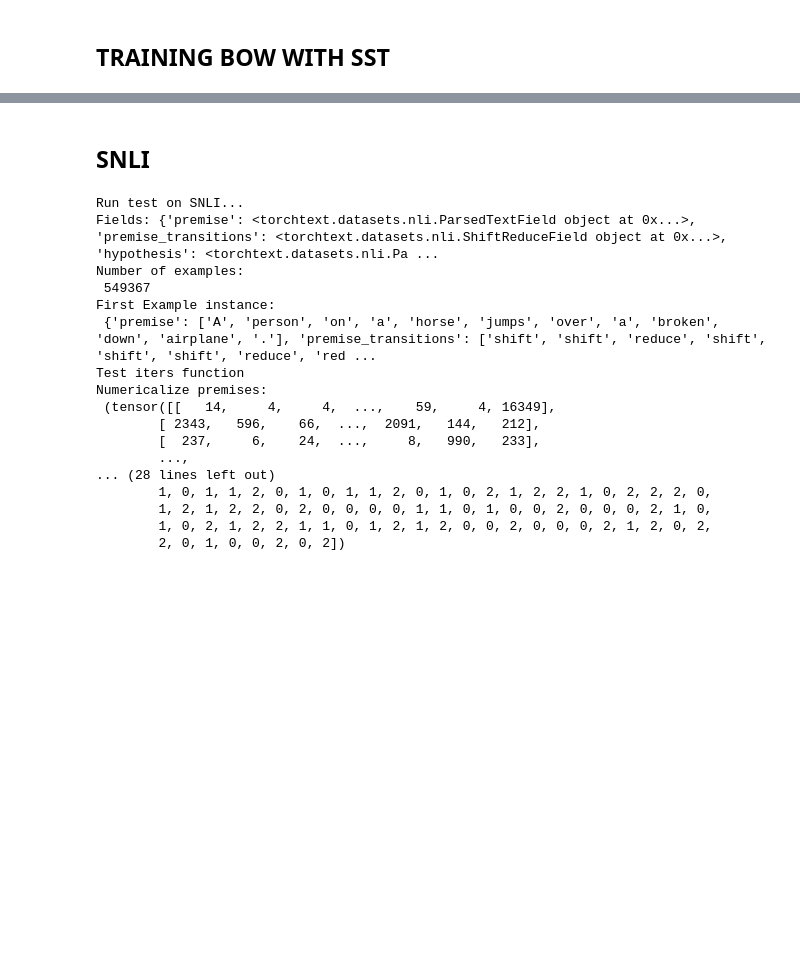
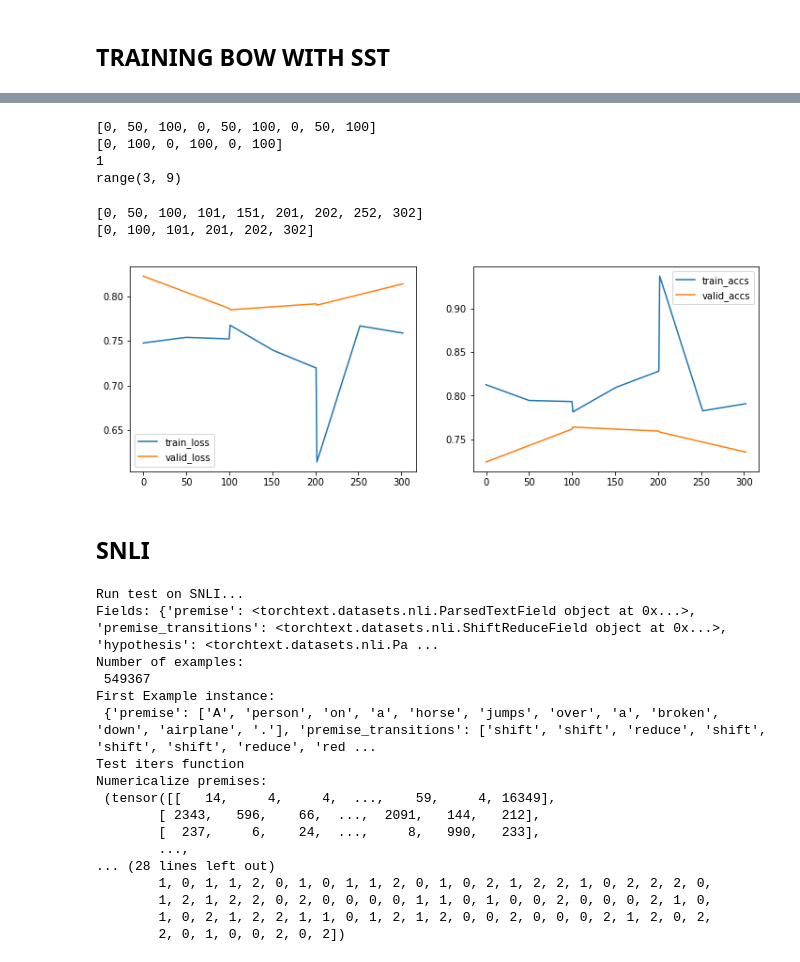
Before and after one commit to s124265/NLP-DL-Project, a Jupyter notebook: Training-Models/Bag of words.ipynb, the cells around one changed output, grey strips where cells are left out. Cells and saved outputs as stored; diff of their text form; code cells hidden in the pictures; blank space fills up the shorter version.

```diff
--- a/Training-Models/Bag of words.ipynb
+++ b/Training-Models/Bag of words.ipynb
@@ -68,7 +79,7 @@ print('TEXT.vocab.vectors.size()', TEXT.vocab.vectors.size())
 # %%
 # make iterator for splits
 train_iter, val_iter, _ = data.BucketIterator.splits(
-    (train_set, validation_set, _), batch_size=3)
+    (train_set, validation_set, _), batch_size=32)
 
 
 # print batch information
@@ -145,14 +160,12 @@ class BoWNet(nn.Module):
         z = sum_x
 
         z = torch.tanh(self.l_1(z))
-        #z = torch.tanh(self.l_2(z))
-        #z = torch.tanh(self.l_3(z))
+        z = torch.tanh(self.l_2(z))
+        z = torch.tanh(self.l_3(z))
 
         # Softmax
         out['out'] = softmax(self.l_out(z), dim = 1)
         return out
 
 net = BoWNet()
-if use_cuda:
-    net.cuda()
 print(net)
@@ -159,6 +182,6 @@ print(net)
 # %%
 criterion = nn.CrossEntropyLoss()
-optimizer = optim.Adam(net.parameters(), lr=0.001, weight_decay=0.001)
+optimizer = optim.Adam(net.parameters(),lr=0.001,amsgrad=True,weight_decay=0.00001)
 
 def accuracy(ys, ts):
     # making a one-hot encoded vector of correct (1) and incorrect (0) predictions
@@ -262,3 +318,45 @@ for i, batchsst in enumerate(train_iter):
+# %%
+print(train_iter_list)
+print(val_iter_list)
+print(int(3/(len(train_iter_list)/(epochs))))
+print(range(int(len(train_iter_list)/(epochs)),len(train_iter_list)))
+# %% [output]
+[0, 50, 100, 0, 50, 100, 0, 50, 100]
+[0, 100, 0, 100, 0, 100]
+1
+range(3, 9)
+# %%
+for i in range(int(len(train_iter_list)/(epochs)),len(train_iter_list)):
+    if train_iter_list[i] == 0:
+        train_iter_list[i] = train_iter_list[i-1]+1
+        continue
+    else:
+        train_iter_list[i] = train_iter_list[i-1] + log_every
+
+
+for i in range(int(len(val_iter_list)/epochs),len(val_iter_list)):
+    if val_iter_list[i] == 0:
+        val_iter_list[i] =val_iter_list[i-1]+1
+        continue
+    else:
+        val_iter_list[i] = val_iter_list[i-1] + eval_every
+# %% [output]
+[0, 50, 100, 101, 151, 201, 202, 252, 302]
+[0, 100, 101, 201, 202, 302]
+# %%
+fig = plt.figure(figsize=(12,4))
+plt.subplot(1, 2, 1)
+plt.plot(train_iter_list, train_loss_list, label='train_loss')
+plt.plot(val_iter_list, val_loss_list, label='valid_loss')
+plt.legend()
+
+plt.subplot(1, 2, 2)
+plt.plot(train_iter_list, train_accs_list, label='train_accs')
+plt.plot(val_iter_list, val_accs_list, label='valid_accs')
+plt.legend()
+plt.show()
+# %% [output]
+[figure, added]
 # %% [markdown]
 ## SNLI
 # %%
```
Also changed, not shown: parts of 9 cells of this notebook.
